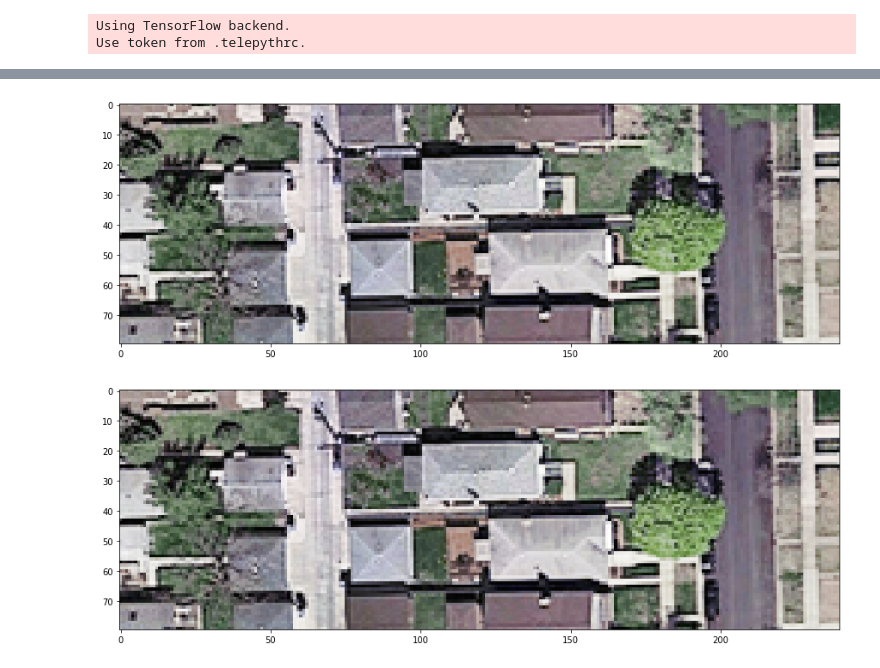
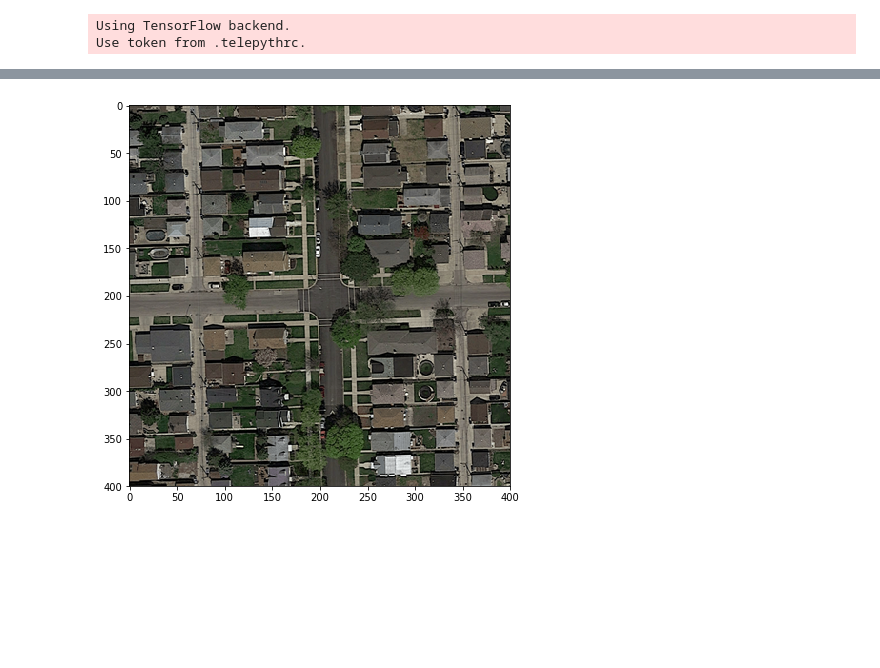
Before and after one commit to gregunz/MachineLearning2017, a Jupyter notebook: project02/src/tmp.ipynb, the cells around one changed output, grey strips where cells are left out. Saved outputs shown, nothing was run; the diff lists cells and outputs as text; code cells hidden in the pictures; blank space fills up the shorter version.

Commit message:
images added

```diff
--- a/project02/src/tmp.ipynb
+++ b/project02/src/tmp.ipynb
@@ -20,15 +20,16 @@ pipeline = UNet(data_dir=config['data_dir'],
                 grayscale=config['grayscale'],
                 tr_losses=config['tr_losses'],
                 val_losses=config['val_losses'],
-                patch_size=config['patch_size'],
-                stride=config['stride'],
+                patch_size=400,#config['patch_size'],
+                stride=208,#config['stride'],
                 telepyth_token=config['telepyth_token'])
 # %%
 X_tr, Y, X_te = pipeline.load_data(overlapping_tr=config['overlapping_tr'],
                                    overlapping_te=config['overlapping_te'],
                                    normalized=config['normalized'],
-                                   gamma=config['gamma'],
-                                   clahe=config['clahe'],
+                                   gamma=False,#config['gamma'],
+                                   clahe=False,#config['clahe'],
                                    rotations=config['rotations'],
-                                   sample_tr_img=10,#config['sample_tr_img'],
-                                   sample_te_img=10)#config['sample_te_img'])
+                                   sample_tr_img=config['sample_tr_img'],
+                                   sample_te_img=config['sample_te_img'],
+                                  force_reload=True)#config['sample_te_img'])
@@ -56,8 +57,4 @@ show(revert_rotations(rotated, rots))
 # %%
-show(X_tr[:3])
+show(X_tr[:1])
 # %% [output]
-[figure, old version]
+[figure, new version]
-# %%
-show(X_tr[np.arange(len(X_tr)) % 5 == 0][:3])
-# %% [output]
-[figure, removed]
```
Also changed, not shown: parts of 27 cells of this notebook, 5 other files.
